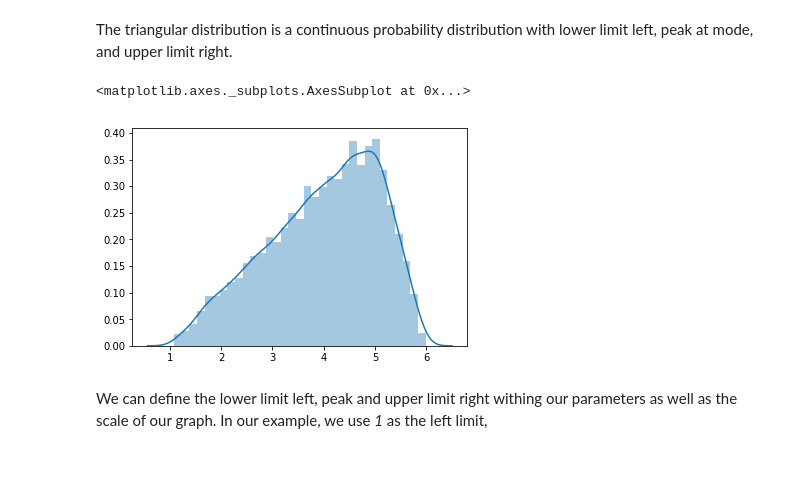
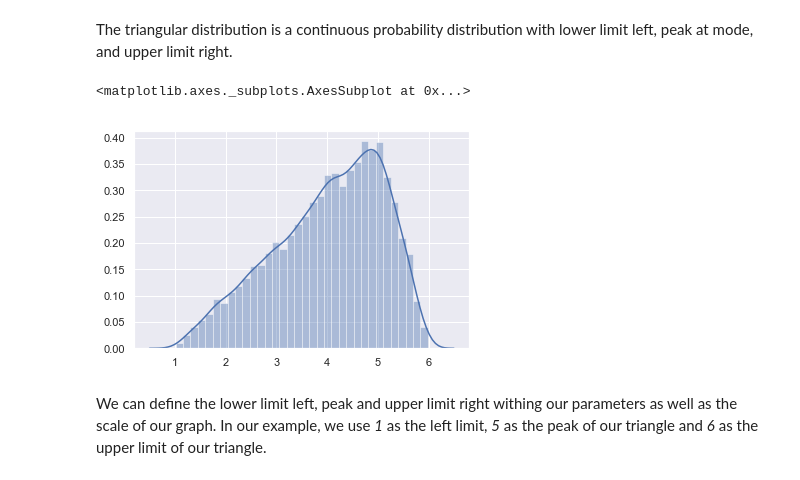
Before and after one commit to EddieEldridge/EmergingTechnologies, a Jupyter notebook: numpy-random.ipynb, the cells around one changed output. Drawn from its saved outputs; the diff is of its cells as text; code cells hidden in the pictures.

```diff
--- a/numpy-random.ipynb
+++ b/numpy-random.ipynb
@@ -157,13 +159,15 @@ The triangular distribution is a continuous probability distribution with lower
 # %%
 import numpy as np
 import matplotlib.pyplot as plt
 import seaborn as sea
 
-x =np.random.triangular(1, 5, 6, 10000)
+sea.set(color_codes=True)
+
+x = np.random.triangular(1, 5, 6, 10000)
 
 sea.distplot(x)
 # %% [output]
 <matplotlib.axes._subplots.AxesSubplot at 0x...>
-[figure, old version]
+[figure, new version]
 # %% [markdown]
-We can define the lower limit left, peak and upper limit right withing our parameters as well as the scale of our graph. In our example, we use <i>1</i> as the left limit,
+We can define the lower limit left, peak and upper limit right withing our parameters as well as the scale of our graph. In our example, we use <i>1</i> as the left limit, <i>5</i> as the peak of our triangle and <i>6</i> as the upper limit of our triangle.
```
Also changed, not shown: parts of 11 cells of this notebook.
